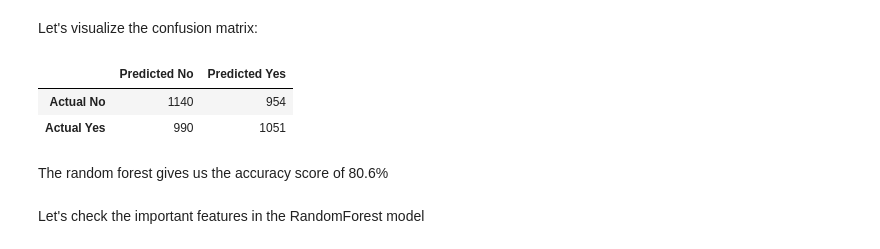
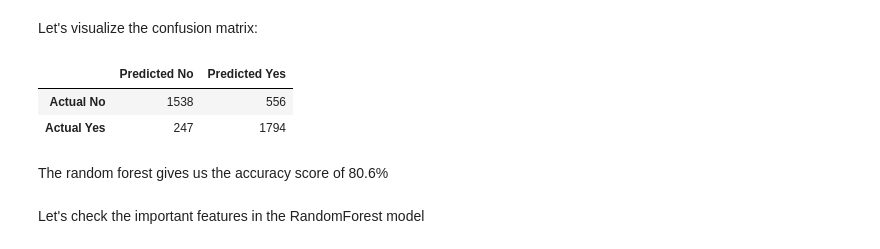
Before and after one commit to pritjee/Springboard, a Jupyter notebook: Fake_Job_prediction_modelling.ipynb, the cells around one changed output. Saved outputs shown, nothing was run; the diff lists cells and outputs as text; code cells hidden in the pictures.

```diff
--- a/Fake_Job_prediction_modelling.ipynb
+++ b/Fake_Job_prediction_modelling.ipynb
@@ -969,11 +969,11 @@ Random Forest: f1-score=0.802
 # %% [markdown]
 Let's visualize the confusion matrix:
 # %%
-pd.DataFrame(confusion_matrix(y_test,y_predict),columns=['Predicted No','Predicted Yes'],index=['Actual No','Actual Yes'])
+pd.DataFrame(confusion_matrix(y_test,y_pred_RF),columns=['Predicted No','Predicted Yes'],index=['Actual No','Actual Yes'])
 # %% [output]
 |  | Predicted No | Predicted Yes |
-| Actual No | 1140 | 954 |
-| Actual Yes | 990 | 1051 |
+| Actual No | 1538 | 556 |
+| Actual Yes | 247 | 1794 |
 # %% [markdown]
 The random forest gives us the accuracy score of 80.6%
 # %% [markdown]
```
Also changed, not shown: parts of 25 cells of this notebook.
